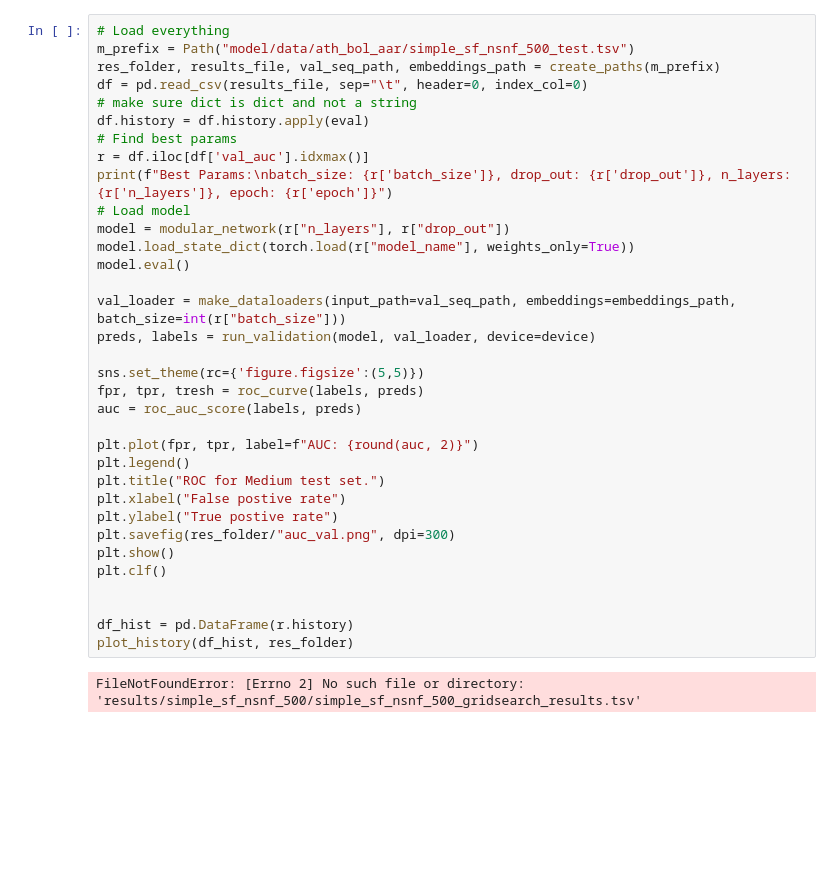
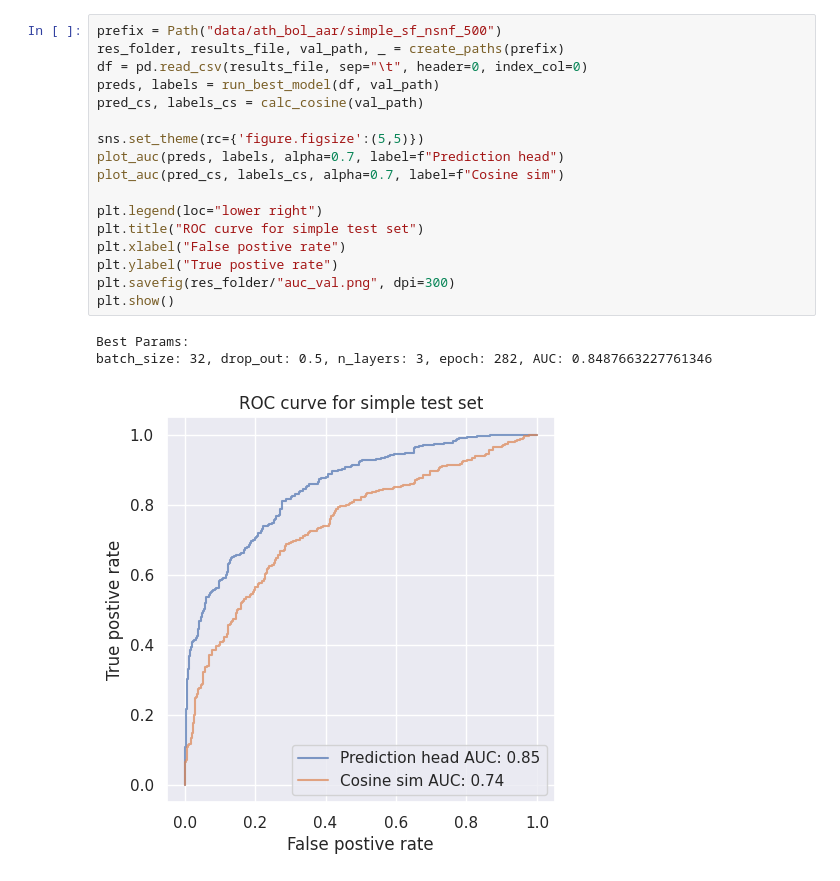
Before and after one commit to SteffenJong/ThesisProject, a Jupyter notebook: model/create_figures.ipynb, the cells around one changed output. Drawn from its saved outputs; the diff is of its cells as text; blank space fills up the shorter version.

```diff
--- a/model/create_figures.ipynb
+++ b/model/create_figures.ipynb
@@ -90,41 +93,26 @@ def plot_auc(preds, labels, alpha, label):
     fpr, tpr, tresh = roc_curve(labels, preds)
     plt.plot(fpr, tpr, label=f"{label} AUC: {round(auc, 2)}", alpha=alpha)
 # %%
-# Load everything
-m_prefix = Path("model/data/ath_bol_aar/simple_sf_nsnf_500_test.tsv")
-res_folder, results_file, val_seq_path, embeddings_path = create_paths(m_prefix)
+prefix = Path("data/ath_bol_aar/simple_sf_nsnf_500")
+res_folder, results_file, val_path, _ = create_paths(prefix)
 df = pd.read_csv(results_file, sep="\t", header=0, index_col=0)
-# make sure dict is dict and not a string
-df.history = df.history.apply(eval)
-# Find best params
-r = df.iloc[df['val_auc'].idxmax()]
-print(f"Best Params:\nbatch_size: {r['batch_size']}, drop_out: {r['drop_out']}, n_layers: {r['n_layers']}, epoch: {r['epoch']}")
-# Load model
-model = modular_network(r["n_layers"], r["drop_out"])
-model.load_state_dict(torch.load(r["model_name"], weights_only=True))
-model.eval()
-
-val_loader = make_dataloaders(input_path=val_seq_path, embeddings=embeddings_path, batch_size=int(r["batch_size"]))
-preds, labels = run_validation(model, val_loader, device=device)
+preds, labels = run_best_model(df, val_path)
+pred_cs, labels_cs = calc_cosine(val_path)
 
 sns.set_theme(rc={'figure.figsize':(5,5)})
-fpr, tpr, tresh = roc_curve(labels, preds)
-auc = roc_auc_score(labels, preds)
+plot_auc(preds, labels, alpha=0.7, label=f"Prediction head")
+plot_auc(pred_cs, labels_cs, alpha=0.7, label=f"Cosine sim")
 
-plt.plot(fpr, tpr, label=f"AUC: {round(auc, 2)}")
-plt.legend()
-plt.title("ROC for Medium test set.")
+plt.legend(loc="lower right")
+plt.title("ROC curve for simple test set")
 plt.xlabel("False postive rate")
 plt.ylabel("True postive rate")
 plt.savefig(res_folder/"auc_val.png", dpi=300)
 plt.show()
-plt.clf()
-
-
-df_hist = pd.DataFrame(r.history)
-plot_history(df_hist, res_folder)
 # %% [output]
-FileNotFoundError: [Errno 2] No such file or directory: 'results/simple_sf_nsnf_500/simple_sf_nsnf_500_gridsearch_results.tsv'
+Best Params:
+batch_size: 32, drop_out: 0.5, n_layers: 3, epoch: 282, AUC: 0.8487663227761346
+[figure, added]
 # %%
 # Load everything
 m_prefix = Path("data/aar_ath_bol_chi_cpa_tha/medium_2g_500")
```
Also changed, not shown: parts of 7 cells of this notebook, 3 other files.
